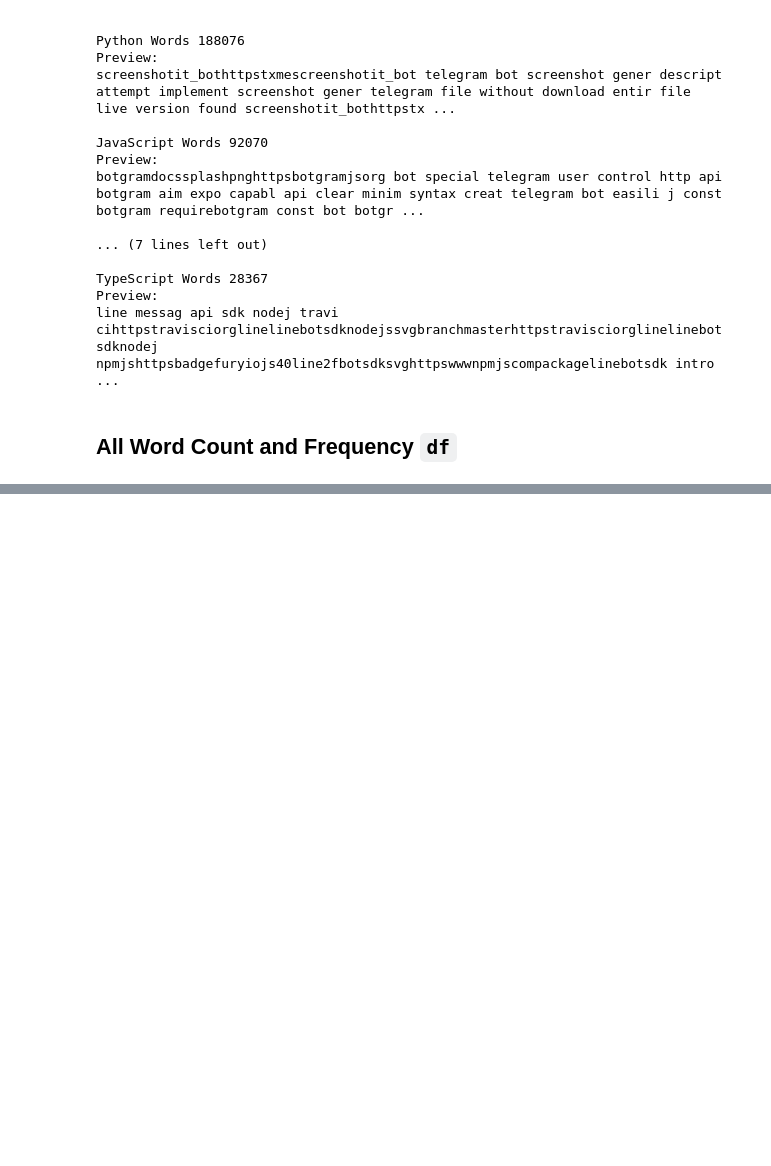
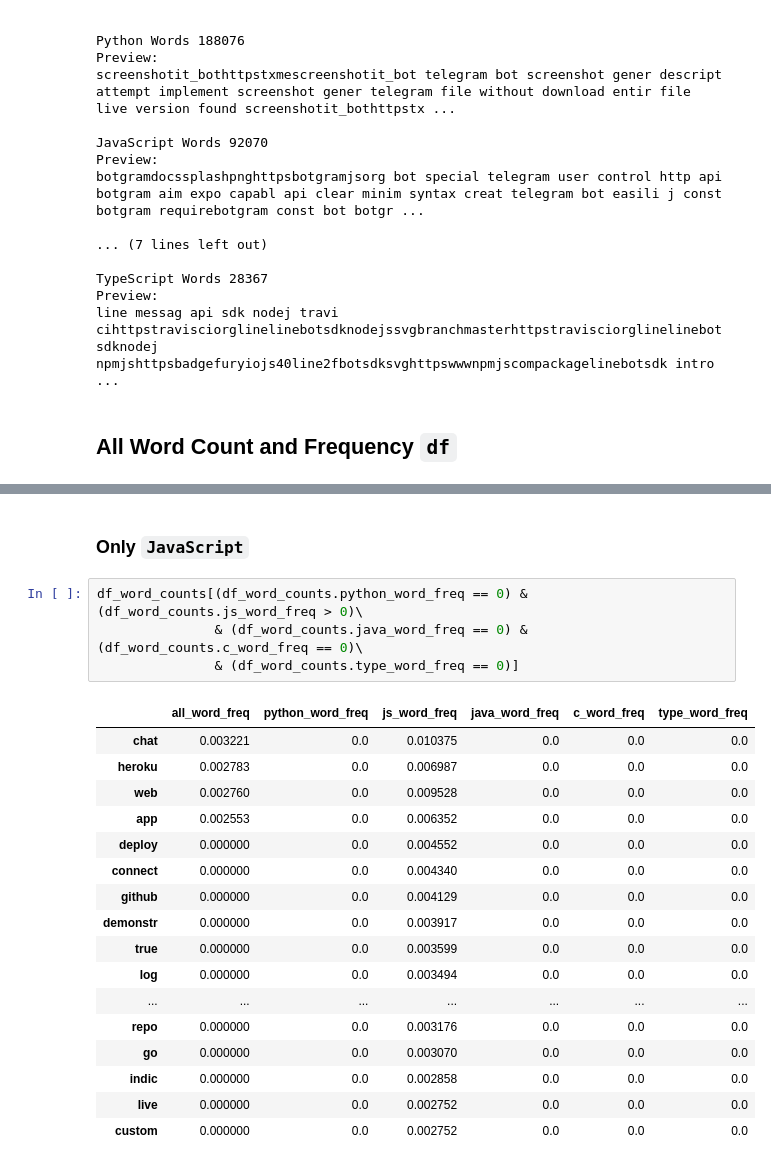
Before and after one commit to NLP-Project-Hopper2/NLP-Project-Hopper2, a Jupyter notebook: stephanies_notebook.ipynb, the cells around one changed output, grey strips where cells are left out. Saved outputs shown, nothing was run; the diff lists cells and outputs as text; blank space fills up the shorter version.

```diff
--- a/stephanies_notebook.ipynb
+++ b/stephanies_notebook.ipynb
@@ -376,0 +449,24 @@ MergeError: Can not pass on, right_on, left_on or set right_index=True or left_i
+# %% [markdown]
+### Only `JavaScript`
+# %%
+df_word_counts[(df_word_counts.python_word_freq == 0) & (df_word_counts.js_word_freq > 0)\
+               & (df_word_counts.java_word_freq == 0) & (df_word_counts.c_word_freq == 0)\
+               & (df_word_counts.type_word_freq == 0)]
+# %% [output]
+|  | all_word_freq | python_word_freq | js_word_freq | java_word_freq | c_word_freq | type_word_freq |
+| chat | 0.003221 | 0.0 | 0.010375 | 0.0 | 0.0 | 0.0 |
+| heroku | 0.002783 | 0.0 | 0.006987 | 0.0 | 0.0 | 0.0 |
+| web | 0.002760 | 0.0 | 0.009528 | 0.0 | 0.0 | 0.0 |
+| app | 0.002553 | 0.0 | 0.006352 | 0.0 | 0.0 | 0.0 |
+| deploy | 0.000000 | 0.0 | 0.004552 | 0.0 | 0.0 | 0.0 |
+| connect | 0.000000 | 0.0 | 0.004340 | 0.0 | 0.0 | 0.0 |
+| github | 0.000000 | 0.0 | 0.004129 | 0.0 | 0.0 | 0.0 |
+| demonstr | 0.000000 | 0.0 | 0.003917 | 0.0 | 0.0 | 0.0 |
+| true | 0.000000 | 0.0 | 0.003599 | 0.0 | 0.0 | 0.0 |
+| log | 0.000000 | 0.0 | 0.003494 | 0.0 | 0.0 | 0.0 |
+| ... | ... | ... | ... | ... | ... | ... |
+| repo | 0.000000 | 0.0 | 0.003176 | 0.0 | 0.0 | 0.0 |
+| go | 0.000000 | 0.0 | 0.003070 | 0.0 | 0.0 | 0.0 |
+| indic | 0.000000 | 0.0 | 0.002858 | 0.0 | 0.0 | 0.0 |
+| live | 0.000000 | 0.0 | 0.002752 | 0.0 | 0.0 | 0.0 |
+| custom | 0.000000 | 0.0 | 0.002752 | 0.0 | 0.0 | 0.0 |
```
Also changed, not shown: parts of 40 cells of this notebook.
